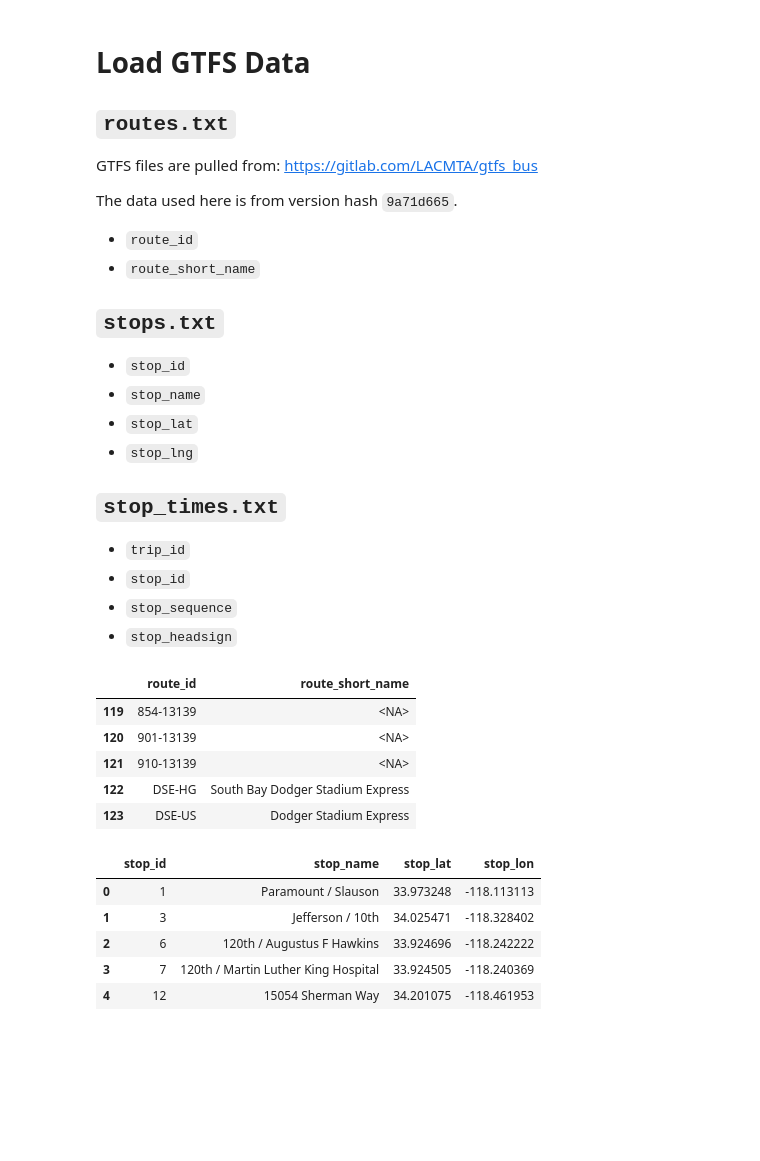
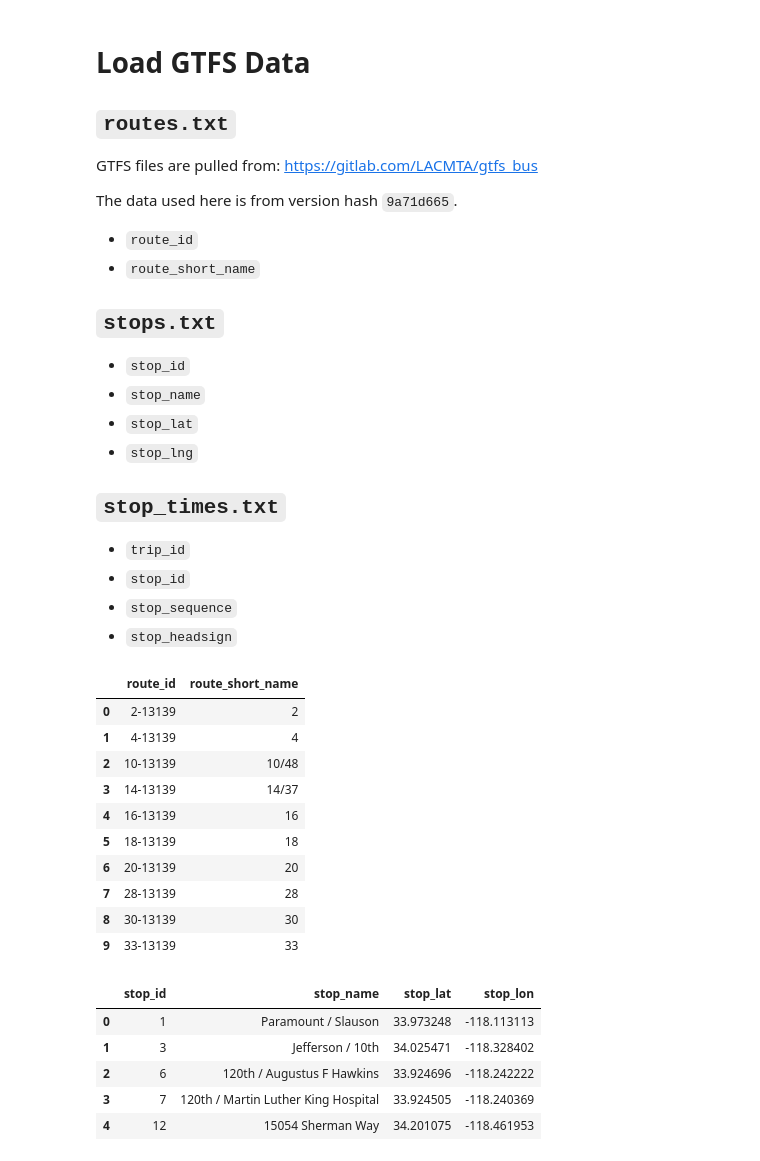
Before and after one commit to LACMTA/mybus-data, a Jupyter notebook: mybus-data.ipynb, the cells around one changed output. Drawn from its saved outputs; the diff is of its cells as text; code cells hidden in the pictures; blank space fills up the shorter version.

```diff
--- a/mybus-data.ipynb
+++ b/mybus-data.ipynb
@@ -10,6 +22,7 @@ import pandas as pd
 DATA_INPUT_PATH = 'data-input/'
 DATA_OUTPUT_PATH = 'data-output/'
 # %% [markdown]
+<a id="load-gtfs-data"></a>
 # Load GTFS Data
 
 ## __`routes.txt`__
@@ -37,16 +50,21 @@ The data used here is from version hash `9a71d665`.
 # %%
 lines = pd.read_csv(DATA_INPUT_PATH + 'routes.txt',
     usecols={'route_id', 'route_short_name'},
     dtype={'route_id':'string', 'route_short_name':'string'})
 
-lines.tail(5)
+lines.head(10)
 # %% [output]
 |  | route_id | route_short_name |
-| 119 | 854-13139 | <NA> |
-| 120 | 901-13139 | <NA> |
-| 121 | 910-13139 | <NA> |
-| 122 | DSE-HG | South Bay Dodger Stadium Express |
-| 123 | DSE-US | Dodger Stadium Express |
+| 0 | 2-13139 | 2 |
+| 1 | 4-13139 | 4 |
+| 2 | 10-13139 | 10/48 |
+| 3 | 14-13139 | 14/37 |
+| 4 | 16-13139 | 16 |
+| 5 | 18-13139 | 18 |
+| 6 | 20-13139 | 20 |
+| 7 | 28-13139 | 28 |
+| 8 | 30-13139 | 30 |
+| 9 | 33-13139 | 33 |
 # %%
 stops = pd.read_csv(DATA_INPUT_PATH + 'stops.txt',
     usecols=['stop_id','stop_name','stop_lat','stop_lon'],
```
Also changed, not shown: parts of 21 cells of this notebook, 2 other files.
